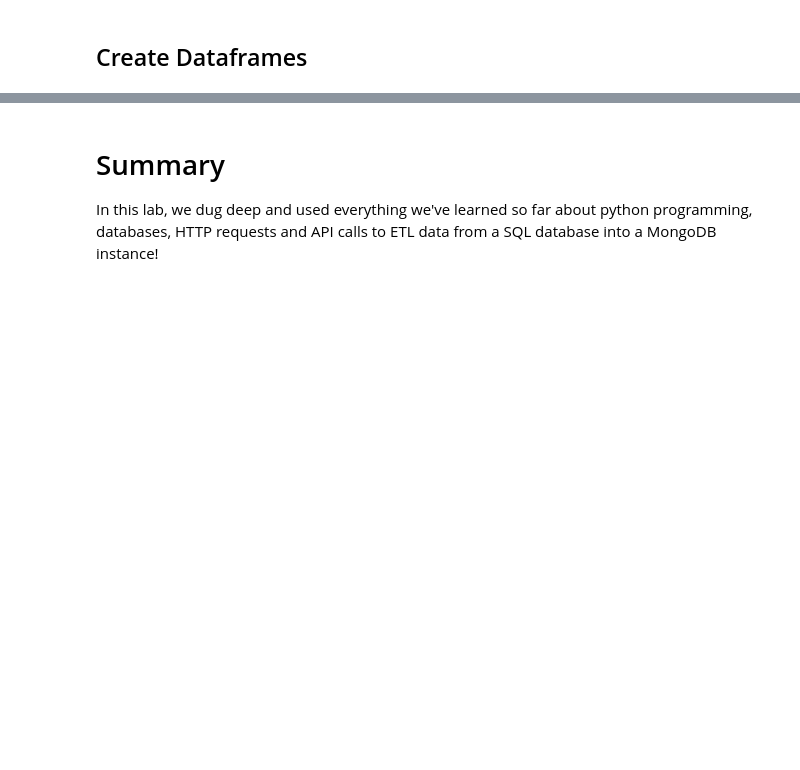
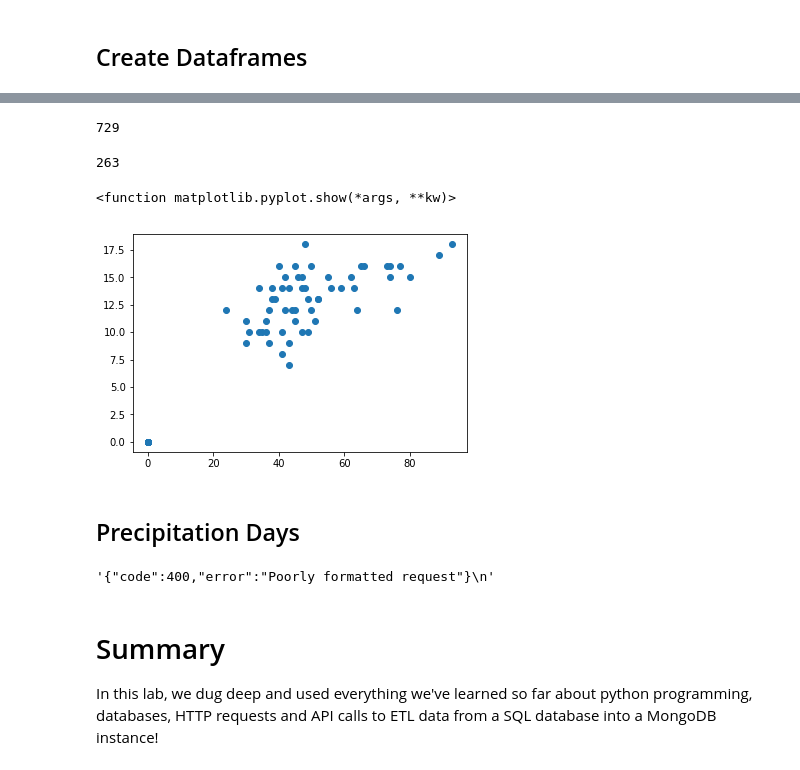
Before and after one commit to tinaprisma/dsc-mod-2-lab-online-ds-sp-000, a Jupyter notebook: index.ipynb, the cells around one changed output, grey strips where cells are left out. Cells and saved outputs as stored; diff of their text form; code cells hidden in the pictures; blank space fills up the shorter version.

```diff
--- a/index.ipynb
+++ b/index.ipynb
@@ -146,5 +140,5 @@ teams = cur.execute('SELECT Unique_Team_ID, TeamName from Unique_Teams')
 teams_df = pd.DataFrame(cur.fetchall())
 teams_df.columns = [x[0] for x in cur.description]
 # %%
-teamNames_list = list(teams_df.TeamName.sort_values())
-#teamNames_list
+team_names = list(teams_df.TeamName.sort_values())
+team_names
@@ -164,0 +199,4 @@ OperationalError: no such column: Aachen
+# %%
+# store in dataframe
+teams_df['Total_Goals'] = goals
+teams_df
@@ -164,0 +222,23 @@ OperationalError: no such column: Aachen
+# %%
+# extract wins
+wins = []
+draws = []
+for teamName in team_names:
+    home_result = cur.execute('SELECT sum(FTR="H") as home_results FROM Matches WHERE (Season=2011 AND HomeTeam="{}")'.format(teamName)).fetchall()
+    away_result = cur.execute('SELECT sum(FTR="A") as away_results FROM Matches WHERE (Season=2011 AND HomeTeam="{}")'.format(teamName)).fetchall()
+    draw_result = cur.execute('SELECT sum(FTR="D") as away_results FROM Matches WHERE (Season=2011 AND HomeTeam="{}")'.format(teamName)).fetchall()
+    home_wins = home_result[0][0]
+    away_wins = away_result[0][0]
+    draw_wins = draw_result[0][0]
+    if home_wins != None:
+        wins.append(home_wins + away_wins)
+    else:
+        if away_wins != None:
+            wins.append(away_wins)
+        else:
+            wins.append(0)
+    if draw_wins != None:
+        draws.append(draw_wins)
+# %%
+teams_df['Total_Wins'] = wins
+teams_df.head()
@@ -164,0 +252,17 @@ OperationalError: no such column: Aachen
+# %%
+teams_df.Total_Wins.sum()
+# %% [output]
+729
+# %%
+sum(draws)
+# %% [output]
+263
+# %%
+import matplotlib.pyplot as plt
+plt.scatter(teams_df.Total_Goals,teams_df.Total_Wins)
+plt.show
+# %% [output]
+<function matplotlib.pyplot.show(*args, **kw)>
+[figure, added]
+# %% [markdown]
+## Precipitation Days
@@ -165,3 +272,14 @@ OperationalError: no such column: Aachen
+# %%
+# Connect to Dark Sky
+import requests
+import json
+from bs4 import BeautifulSoup
+
+result = requests.get('https://api.darksky.net/forecast/e306c96b65d4a33c5129c833b8ba7803/52.5200,13.4050,20191212?exclude=currently,minutely,hourly')
+soup = BeautifulSoup(result.content, 'html.parser')
+soup.prettify()
+# %% [output]
+'{"code":400,"error":"Poorly formatted request"}\n'
 # %% [markdown]
 # Summary
 
```
Also changed, not shown: parts of 11 cells of this notebook.
